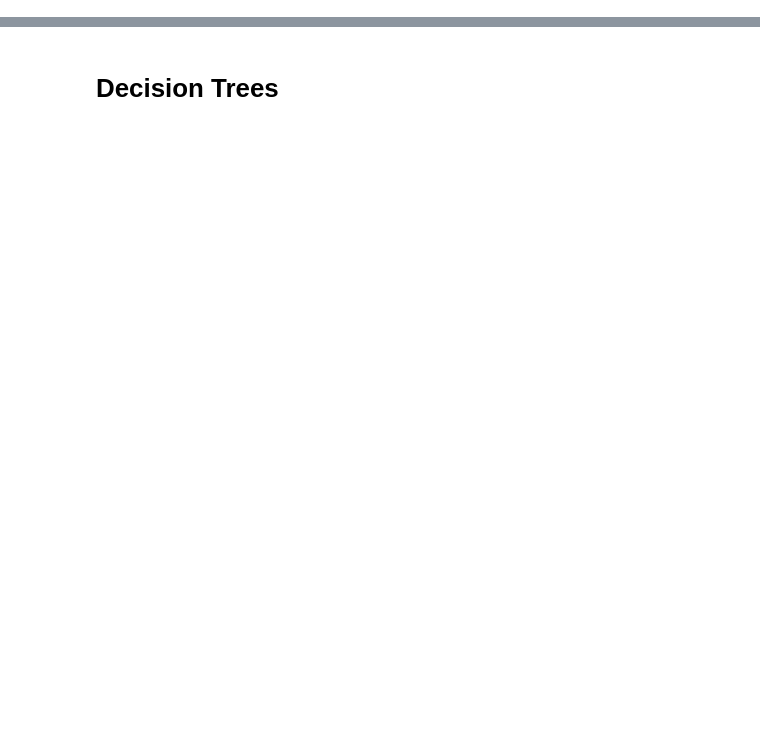
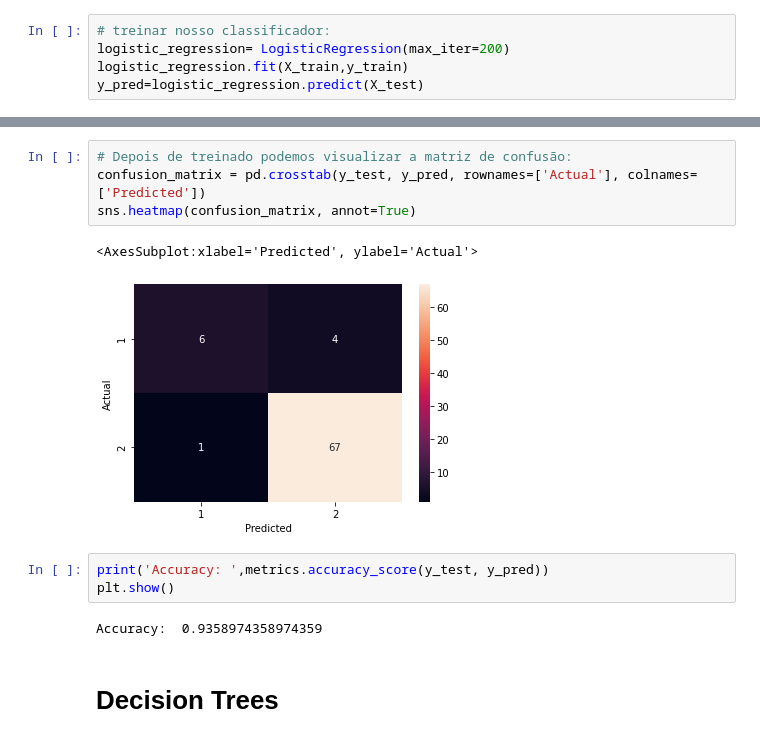
Before and after one commit to insper-classroom/predicao_cancer_pulmao, a Jupyter notebook: Base de dados.ipynb, the cells around one changed output, grey strips where cells are left out. Cells and saved outputs as stored; diff of their text form; blank space fills up the shorter version.

```diff
--- a/Base de dados.ipynb
+++ b/Base de dados.ipynb
@@ -465,0 +468,5 @@ No domínio da probabilidade, a expressão:
+# %%
+# treinar nosso classificador:
+logistic_regression= LogisticRegression(max_iter=200)
+logistic_regression.fit(X_train,y_train)
+y_pred=logistic_regression.predict(X_test)
@@ -466,3 +480,15 @@ No domínio da probabilidade, a expressão:
+# %%
+# Depois de treinado podemos visualizar a matriz de confusão:
+confusion_matrix = pd.crosstab(y_test, y_pred, rownames=['Actual'], colnames=['Predicted'])
+sns.heatmap(confusion_matrix, annot=True)
+# %% [output]
+<AxesSubplot:xlabel='Predicted', ylabel='Actual'>
+[figure, added]
+# %%
+print('Accuracy: ',metrics.accuracy_score(y_test, y_pred))
+plt.show()
+# %% [output]
+Accuracy:  0.9358974358974359
 # %% [markdown]
 # Decision Trees
 # %% [markdown]
```
Also changed, not shown: parts of 2 cells of this notebook.
